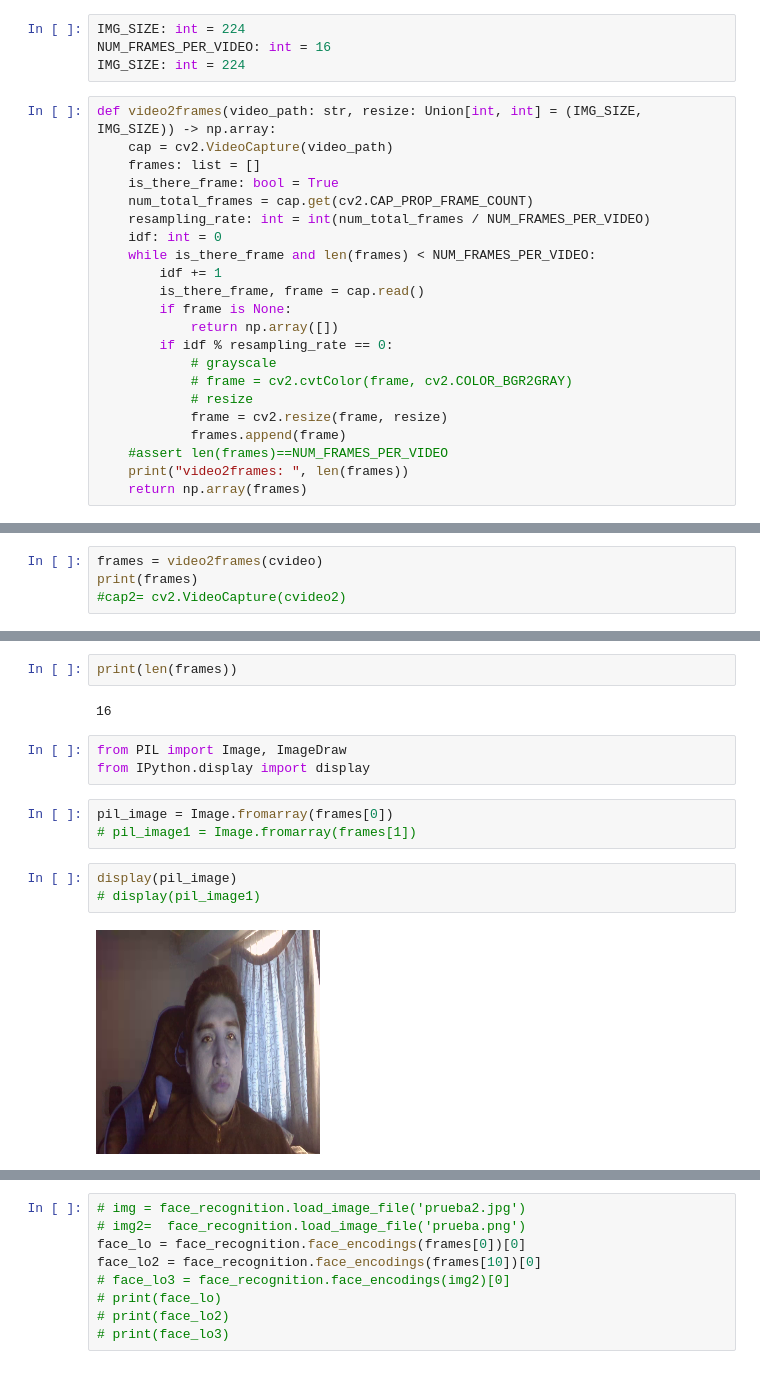
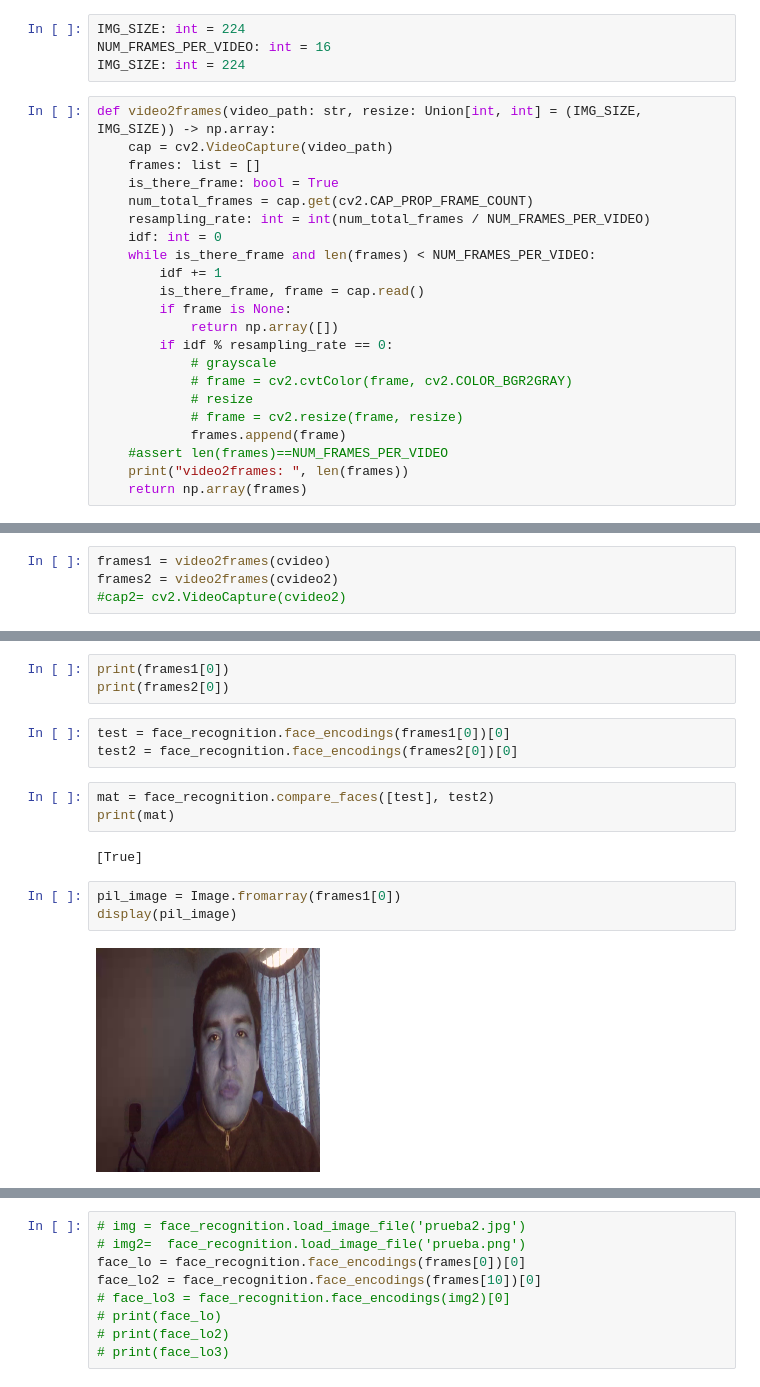
Before and after one commit to jorgevasquezutec/proyecto-bigdata, a Jupyter notebook: kafka-server/faceDetector.ipynb, the cells around one changed output, grey strips where cells are left out. Drawn from its saved outputs; the diff is of its cells as text.

```diff
--- a/kafka-server/faceDetector.ipynb
+++ b/kafka-server/faceDetector.ipynb
@@ -24,7 +25,7 @@ def video2frames(video_path: str, resize: Union[int, int] = (IMG_SIZE, IMG_SIZE)
             # grayscale
             # frame = cv2.cvtColor(frame, cv2.COLOR_BGR2GRAY)
             # resize
-            frame = cv2.resize(frame, resize)
+            # frame = cv2.resize(frame, resize)
             frames.append(frame)
     #assert len(frames)==NUM_FRAMES_PER_VIDEO
     print("video2frames: ", len(frames))
@@ -37,6 +40,6 @@ cvideo = URL+video
 # %%
-frames = video2frames(cvideo)
-print(frames)
+frames1 = video2frames(cvideo)
+frames2 = video2frames(cvideo2)
 #cap2= cv2.VideoCapture(cvideo2)
 # %% [output]
 video2frames:  16
@@ -102,15 +47,16 @@ print(np.array(frames))
-# %%
-print(len(frames))
-# %% [output]
-16
-# %%
-from PIL import Image, ImageDraw
-from IPython.display import display
+# %%
+print(frames1[0])
+print(frames2[0])
+# %%
+test = face_recognition.face_encodings(frames1[0])[0]
+test2 = face_recognition.face_encodings(frames2[0])[0]
+# %%
+mat = face_recognition.compare_faces([test], test2)
+print(mat)
+# %% [output]
+[True]
 # %%
-pil_image = Image.fromarray(frames[0])
-# pil_image1 = Image.fromarray(frames[1])
+pil_image = Image.fromarray(frames1[0])
+display(pil_image)
+# %% [output]
+[figure, added]
-# %%
-display(pil_image)
-# display(pil_image1)
-# %% [output]
-[figure, removed]
```
Also changed, not shown: parts of 11 cells of this notebook, 7 other files.
